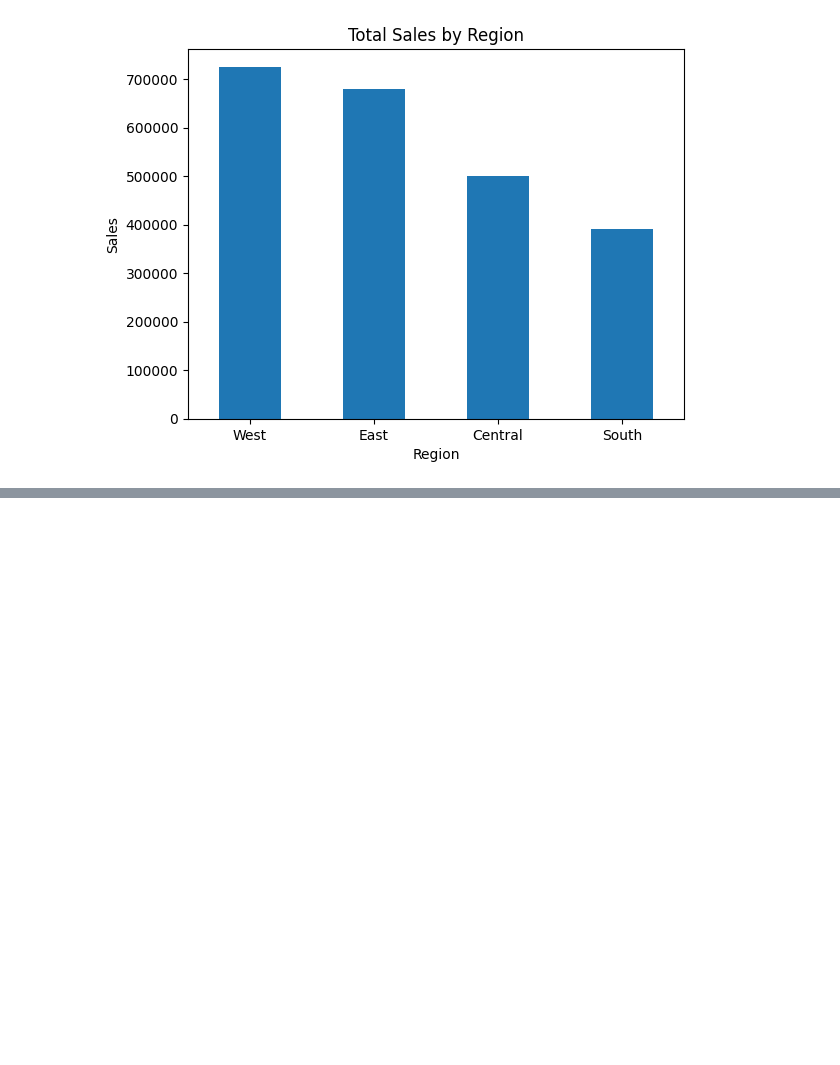
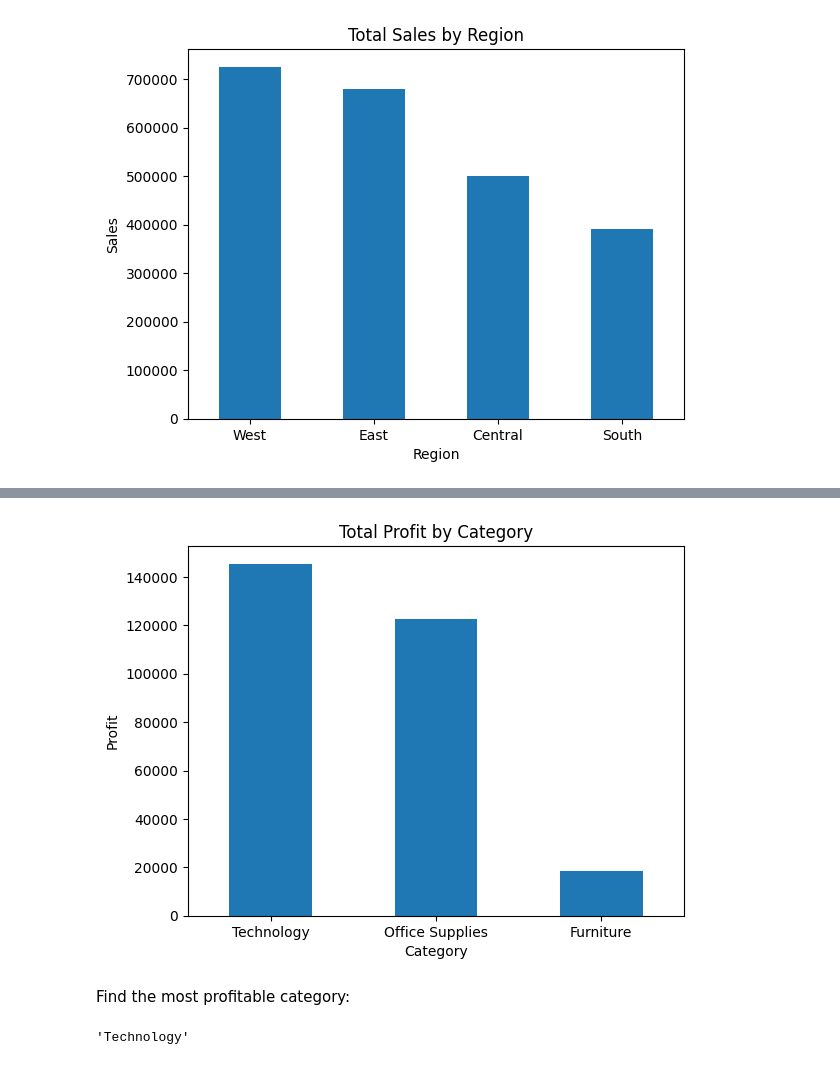
Before and after one commit to mukund1040/Data-Analytics-Projects, a Jupyter notebook: 02-Sales-Data-Analysis/Sales_Data_Analysis.ipynb, the cells around one changed output, grey strips where cells are left out. Saved outputs shown, nothing was run; the diff lists cells and outputs as text; code cells hidden in the pictures; blank space fills up the shorter version.

```diff
--- a/02-Sales-Data-Analysis/Sales_Data_Analysis.ipynb
+++ b/02-Sales-Data-Analysis/Sales_Data_Analysis.ipynb
@@ -399,0 +410,4 @@ plt.show()
+# %%
+category_profit = df.groupby("Category")["Profit"].sum().sort_values(ascending=False)
+
+category_profit
@@ -399,0 +421,16 @@ plt.show()
+# %%
+category_profit.plot(kind="bar")
+
+plt.title("Total Profit by Category")
+plt.xlabel("Category")
+plt.ylabel("Profit")
+plt.xticks(rotation=0)
+plt.show()
+# %% [output]
+[figure, added]
+# %% [markdown]
+Find the most profitable category:
+# %%
+category_profit.idxmax()
+# %% [output]
+'Technology'
```
Also changed, not shown: parts of 11 cells of this notebook.
